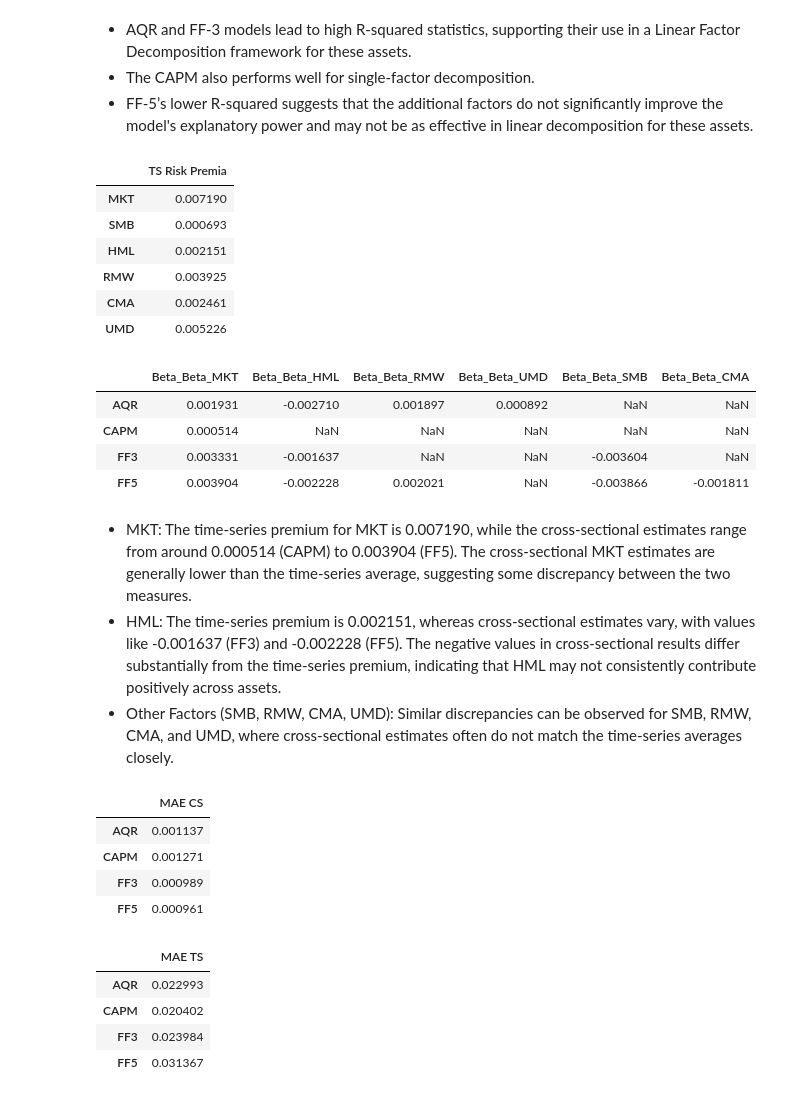
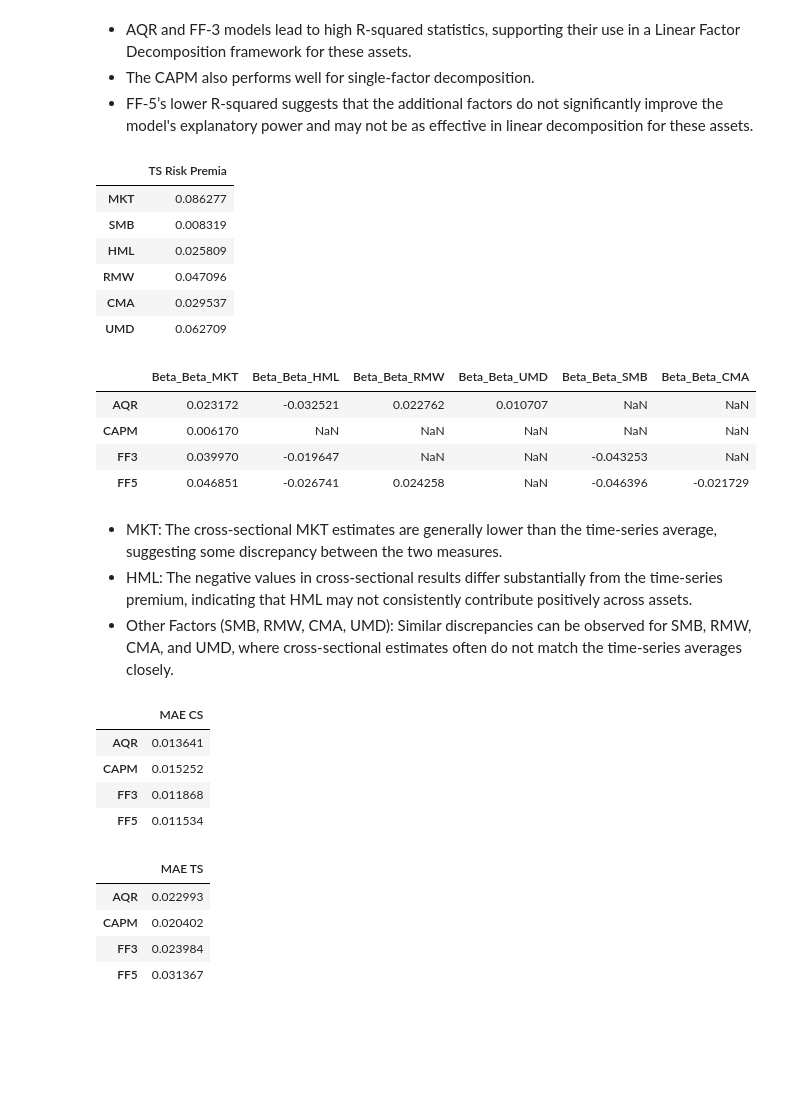
Before and after one commit to Anand-Nakhate/finm-portfolio-2024, a Jupyter notebook: homework/Solution_HW5.ipynb, the cells around one changed output. Saved outputs shown, nothing was run; the diff lists cells and outputs as text; code cells hidden in the pictures; blank space fills up the shorter version.

```diff
--- a/homework/Solution_HW5.ipynb
+++ b/homework/Solution_HW5.ipynb
@@ -435,36 +435,36 @@ cs_ff5 = factor_analysis(
     12
 )
 # %%
-df_factors.mean().to_frame().rename(columns={0: 'TS Risk Premia'})
+df_factors.mean().to_frame().rename(columns={0: 'TS Risk Premia'})*12
 # %% [output]
 |  | TS Risk Premia |
-| MKT | 0.007190 |
-| SMB | 0.000693 |
-| HML | 0.002151 |
-| RMW | 0.003925 |
-| CMA | 0.002461 |
-| UMD | 0.005226 |
+| MKT | 0.086277 |
+| SMB | 0.008319 |
+| HML | 0.025809 |
+| RMW | 0.047096 |
+| CMA | 0.029537 |
+| UMD | 0.062709 |
 # %%
-results_cs[[col for col in results_cs.columns if col.startswith('Beta_')]]
+results_cs[[col for col in results_cs.columns if col.startswith('Beta_')]]*12
 # %% [output]
 |  | Beta_Beta_MKT | Beta_Beta_HML | Beta_Beta_RMW | Beta_Beta_UMD | Beta_Beta_SMB | Beta_Beta_CMA |
-| AQR | 0.001931 | -0.002710 | 0.001897 | 0.000892 | NaN | NaN |
-| CAPM | 0.000514 | NaN | NaN | NaN | NaN | NaN |
-| FF3 | 0.003331 | -0.001637 | NaN | NaN | -0.003604 | NaN |
-| FF5 | 0.003904 | -0.002228 | 0.002021 | NaN | -0.003866 | -0.001811 |
+| AQR | 0.023172 | -0.032521 | 0.022762 | 0.010707 | NaN | NaN |
+| CAPM | 0.006170 | NaN | NaN | NaN | NaN | NaN |
+| FF3 | 0.039970 | -0.019647 | NaN | NaN | -0.043253 | NaN |
+| FF5 | 0.046851 | -0.026741 | 0.024258 | NaN | -0.046396 | -0.021729 |
 # %% [markdown]
-- MKT: The time-series premium for MKT is 0.007190, while the cross-sectional estimates range from around 0.000514 (CAPM) to 0.003904 (FF5). The cross-sectional MKT estimates are generally lower than the time-series average, suggesting some discrepancy between the two measures.
-- HML: The time-series premium is 0.002151, whereas cross-sectional estimates vary, with values like -0.001637 (FF3) and -0.002228 (FF5). The negative values in cross-sectional results differ substantially from the time-series premium, indicating that HML may not consistently contribute positively across assets.
+- MKT: The cross-sectional MKT estimates are generally lower than the time-series average, suggesting some discrepancy between the two measures.
+- HML: The negative values in cross-sectional results differ substantially from the time-series premium, indicating that HML may not consistently contribute positively across assets.
 - Other Factors (SMB, RMW, CMA, UMD): Similar discrepancies can be observed for SMB, RMW, CMA, and UMD, where cross-sectional estimates often do not match the time-series averages closely.
 # %%
 results_cs = pd.concat([cs_aqr, cs_capm, cs_ff3, cs_ff5])
-results_cs[['MAE']].rename(columns = {'MAE':'MAE CS'})
+results_cs[['MAE']].rename(columns = {'MAE':'MAE CS'})*12
 # %% [output]
 |  | MAE CS |
-| AQR | 0.001137 |
-| CAPM | 0.001271 |
-| FF3 | 0.000989 |
-| FF5 | 0.000961 |
+| AQR | 0.013641 |
+| CAPM | 0.015252 |
+| FF3 | 0.011868 |
+| FF5 | 0.011534 |
 # %%
 pd.DataFrame({'MAE TS':[mae_aqr,mae_capm, mae_ff3, mae_ff5]}, index=results_cs.index)
 # %% [output]
```
Also changed, not shown: 1 other file.
